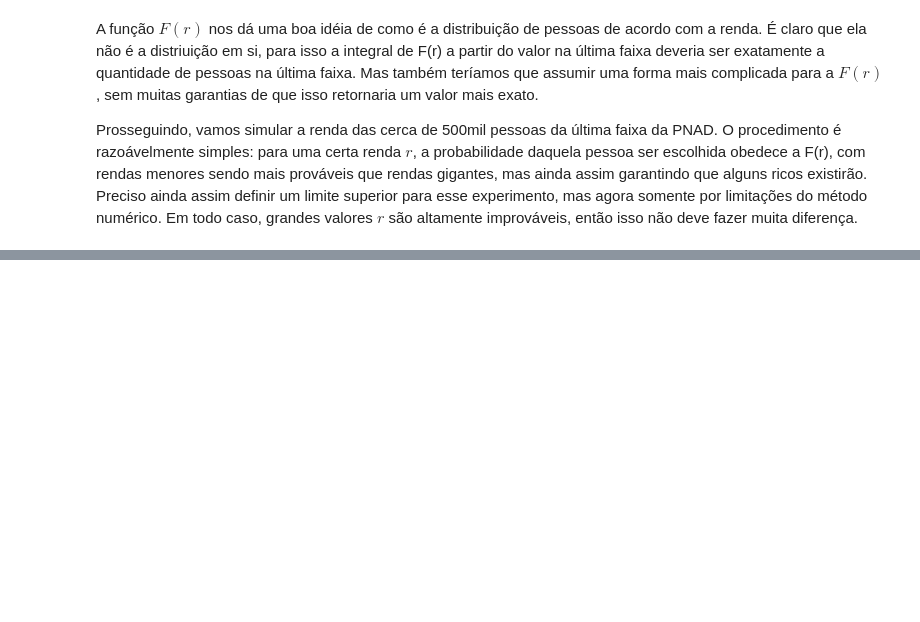
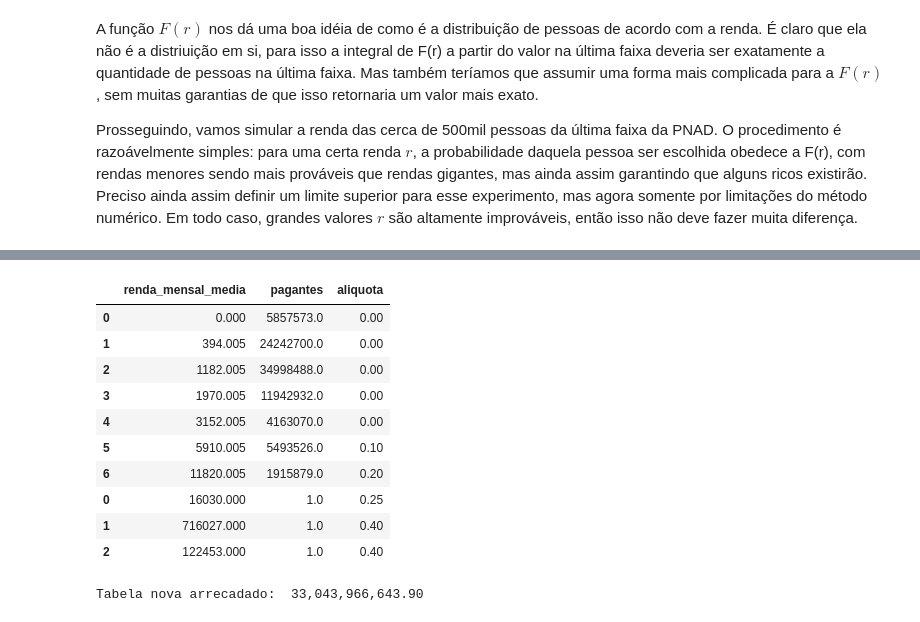
Before and after one commit to hugolouzada/TaxBracketBr, a Jupyter notebook: NewTaxBrackets.ipynb, the cells around one changed output, grey strips where cells are left out. Saved outputs shown, nothing was run; the diff lists cells and outputs as text; code cells hidden in the pictures; blank space fills up the shorter version.

```diff
--- a/NewTaxBrackets.ipynb
+++ b/NewTaxBrackets.ipynb
@@ -460,0 +509,33 @@ ImportError: cannot import name 'choices'
+# %%
+pnad_nova_completa = pd.concat([pl2015_bracket_revenue_pnad[['renda_mensal_media','pagantes']][0:7],
+                                rich_people_df[['renda_mensal_media','pagantes']]])
+
+pl2015_taxbrackets['renda_mensal_max'][8] = lim_sup_r+1
+
+aliquotas = []
+for renda_media in pnad_nova_completa['renda_mensal_media']:
+    aliquota_set = 0
+
+    for i, row in pl2015_taxbrackets.iterrows():
+        if renda_media >= row['renda_mensal_min'] and (renda_media <= row['renda_mensal_max'] or np.isnan(row['renda_mensal_max'])):
+            aliquotas.append(row['aliquota'])
+            aliquota_set=1
+    if aliquota_set == 0:
+        print(renda_media)
+
+pnad_nova_completa['aliquota'] = aliquotas
+
+pnad_nova_completa['aliquota'][4] = pnad_nova_completa['aliquota'][1]
+pnad_nova_completa.head(10)
+# %% [output]
+|  | renda_mensal_media | pagantes | aliquota |
+| 0 | 0.000 | 5857573.0 | 0.00 |
+| 1 | 394.005 | 24242700.0 | 0.00 |
+| 2 | 1182.005 | 34998488.0 | 0.00 |
+| 3 | 1970.005 | 11942932.0 | 0.00 |
+| 4 | 3152.005 | 4163070.0 | 0.00 |
+| 5 | 5910.005 | 5493526.0 | 0.10 |
+| 6 | 11820.005 | 1915879.0 | 0.20 |
+| 0 | 16030.000 | 1.0 | 0.25 |
+| 1 | 716027.000 | 1.0 | 0.40 |
+| 2 | 122453.000 | 1.0 | 0.40 |
@@ -460,0 +544,4 @@ ImportError: cannot import name 'choices'
+# %%
+print("Tabela nova arrecadado:  {:0,.2f}".format(total_revenue(pnad_nova_completa)))
+# %% [output]
+Tabela nova arrecadado:  33,043,966,643.90
```
Also changed, not shown: parts of 17 cells of this notebook, 5 other files.
